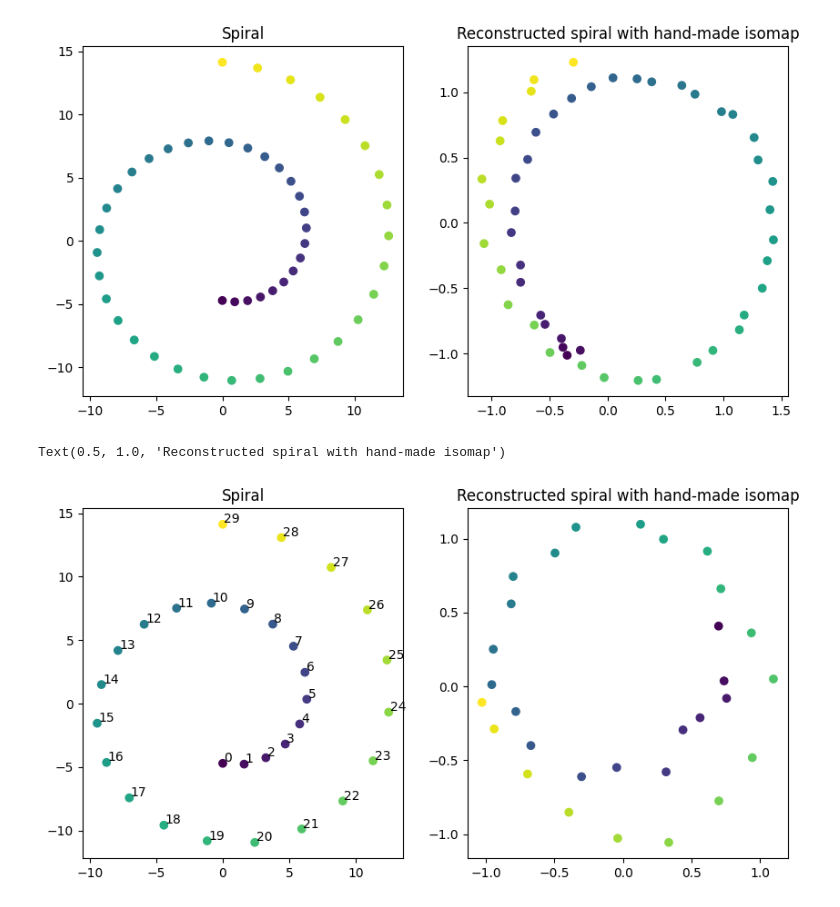
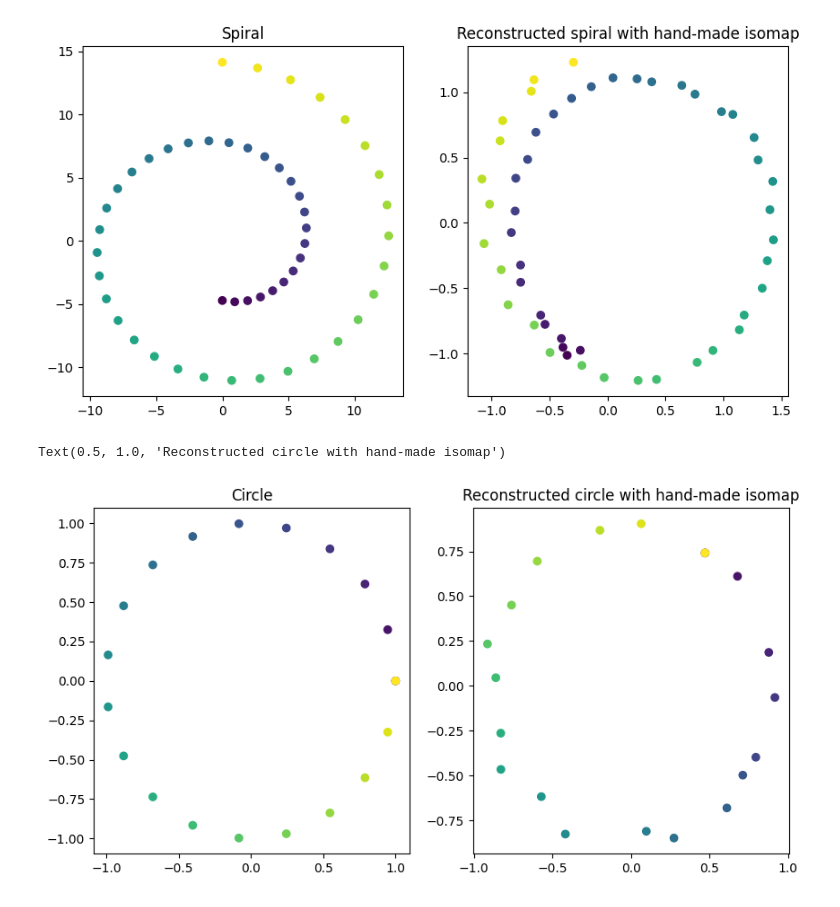
Before and after one commit to alessimichele/Unsupervised-Learning-2023, a Jupyter notebook: my_solution/AISOMAP.ipynb, the cells around one changed output. Drawn from its saved outputs; the diff is of its cells as text; code cells hidden in the pictures.

```diff
--- a/my_solution/AISOMAP.ipynb
+++ b/my_solution/AISOMAP.ipynb
@@ -1,13 +1,15 @@
 # %%
 import numpy as np
 import scipy.sparse as sp
-from sklearn.neighbors import NearestNeighbors, kneighbors_graph
+from sklearn.neighbors import kneighbors_graph
+import math
 
 class Isomap:
     def __init__(self, n_components=2, n_neighbors=5):
         self.n_components = n_components
         self.n_neighbors = n_neighbors
         self.graph_ = None
+        self.distance_graph_ = None
         self.embedding_ = None
 
     def fit_transform(self, X):
@@ -16,6 +18,24 @@ class Isomap:
 
         # Compute shortest path distances
         D = sp.csgraph.shortest_path(self.graph_, method='D')
+
+        """
+        n_nodes = D.shape[0]
+
+        for i in range(n_nodes):
+            for j in range(n_nodes):
+                if i != j and D[i,j]== 0:
+                    D[i,j] = math.inf
+
+
+        for k in range(n_nodes):
+            for i in range(n_nodes):
+                for j in range(n_nodes):
+                    if D[i,k] + D[k,j] < D[i,j]:
+                        D[i,j] = D[i,k] + D[k,j]
+        """
+
+        # symmetrize!
         for i in range((D.shape[0])):
             for j in range((D.shape[0])):
                 if D[i,j] != D[j,i]:
@@ -23,13 +43,16 @@ class Isomap:
                     D[i,j] = k
                     D[j,i] = k
 
-
+        self.distance_graph_ = D
         # Apply MDS to the distance matrix
         # double center
         n = D.shape[0]
         one_n = np.ones((n, n)) / n
         G = (D - one_n.dot(D) - D.dot(one_n) + one_n.dot(D).dot(one_n))
         G = -(1/2 )* G
+
+        if np.any(np.isnan(G)) | np.any(np.isinf(G)):
+            raise RuntimeError("Graph is disconnected: please increase the number of neighbors")
 
         eig_vals, eig_vecs = np.linalg.eig(G)
         eig_vals = np.where(eig_vals<0,0, eig_vals)
@@ -75,28 +98,29 @@ Text(0.5, 1.0, 'Reconstructed spiral with hand-made isomap')
 # %%
 import math
 from matplotlib import pyplot as plt
-N = 30
+N = 20
 
-phi = np.linspace(1.5*math.pi, 4.5*math.pi, N)
+phi = np.linspace(0, 2*math.pi, N)
 
-x = phi*np.cos(phi)
-y = phi*np.sin(phi)
+x = np.cos(phi)
+y = np.sin(phi)
+
 
 X = np.array([x,y]).reshape(2,N).T
 
 
 map = Isomap(n_components=2)
 Y = map.fit_transform(X)
 
 fig, (ax1, ax2) = plt.subplots(1, 2, figsize=(10,5))
 
 ax1.scatter(x,y, c = phi)
-_ = [ax1.text(x[i]+0.1, y[i]+0.1, str(i)) for i in range(len(x))]
-ax1.set_title('Spiral')
+#_ = [ax1.text(x[i]+0.1, y[i]+0.1, str(i)) for i in range(len(x))]
+ax1.set_title('Circle')
 
 ax2.scatter(Y[:,0], Y[:,1], c = phi)
 #_ = [ax2.text(Y[i,0]+0.1, Y[i,1]+0.1, str(i)) for i in range(len(x))]
-ax2.set_title('Reconstructed spiral with hand-made isomap')
+ax2.set_title('Reconstructed circle with hand-made isomap')
 # %% [output]
-Text(0.5, 1.0, 'Reconstructed spiral with hand-made isomap')
+Text(0.5, 1.0, 'Reconstructed circle with hand-made isomap')
-[figure, old version]
+[figure, new version]
```
Also changed, not shown: parts of 8 cells of this notebook, 1 other file.
